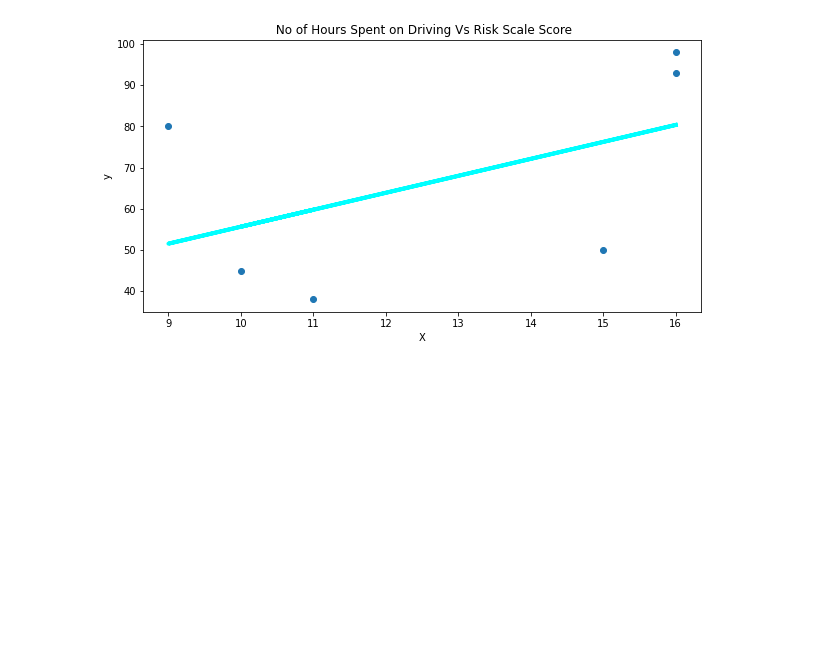
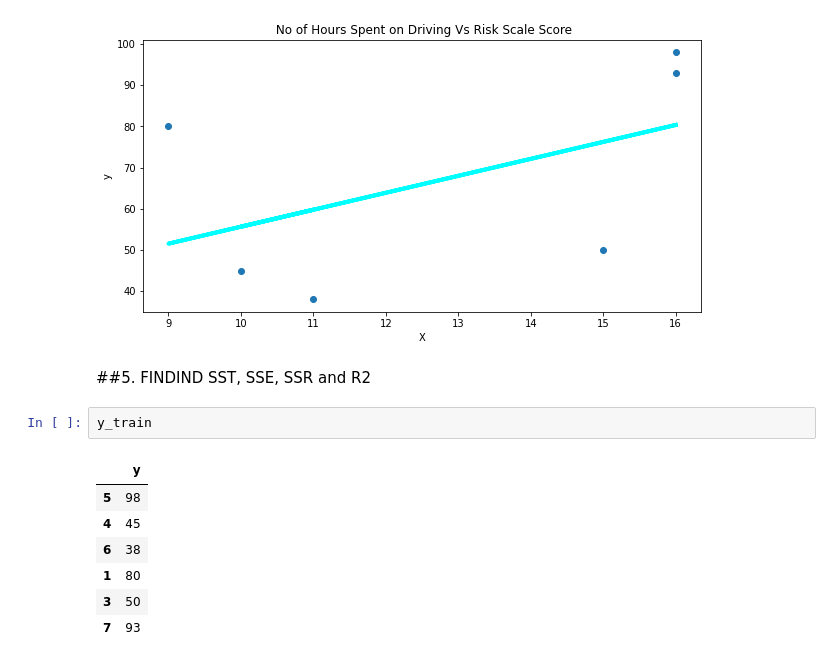
Before and after one commit to KumarGaurav20/ML-HOMEWORK, a Jupyter notebook: 03_ML_TUT1.ipynb, the cells around one changed output. Drawn from its saved outputs; the diff is of its cells as text; blank space fills up the shorter version.

```diff
--- a/03_ML_TUT1.ipynb
+++ b/03_ML_TUT1.ipynb
@@ -139,3 +139,15 @@ plt.ylabel('y')
 plt.show()
 # %% [output]
 [figure]
+# %% [markdown]
+##5. FINDIND SST, SSE, SSR and R2
+# %%
+y_train
+# %% [output]
+|  | y |
+| 5 | 98 |
+| 4 | 45 |
+| 6 | 38 |
+| 1 | 80 |
+| 3 | 50 |
+| 7 | 93 |
```
Also changed, not shown: parts of 4 cells of this notebook.
